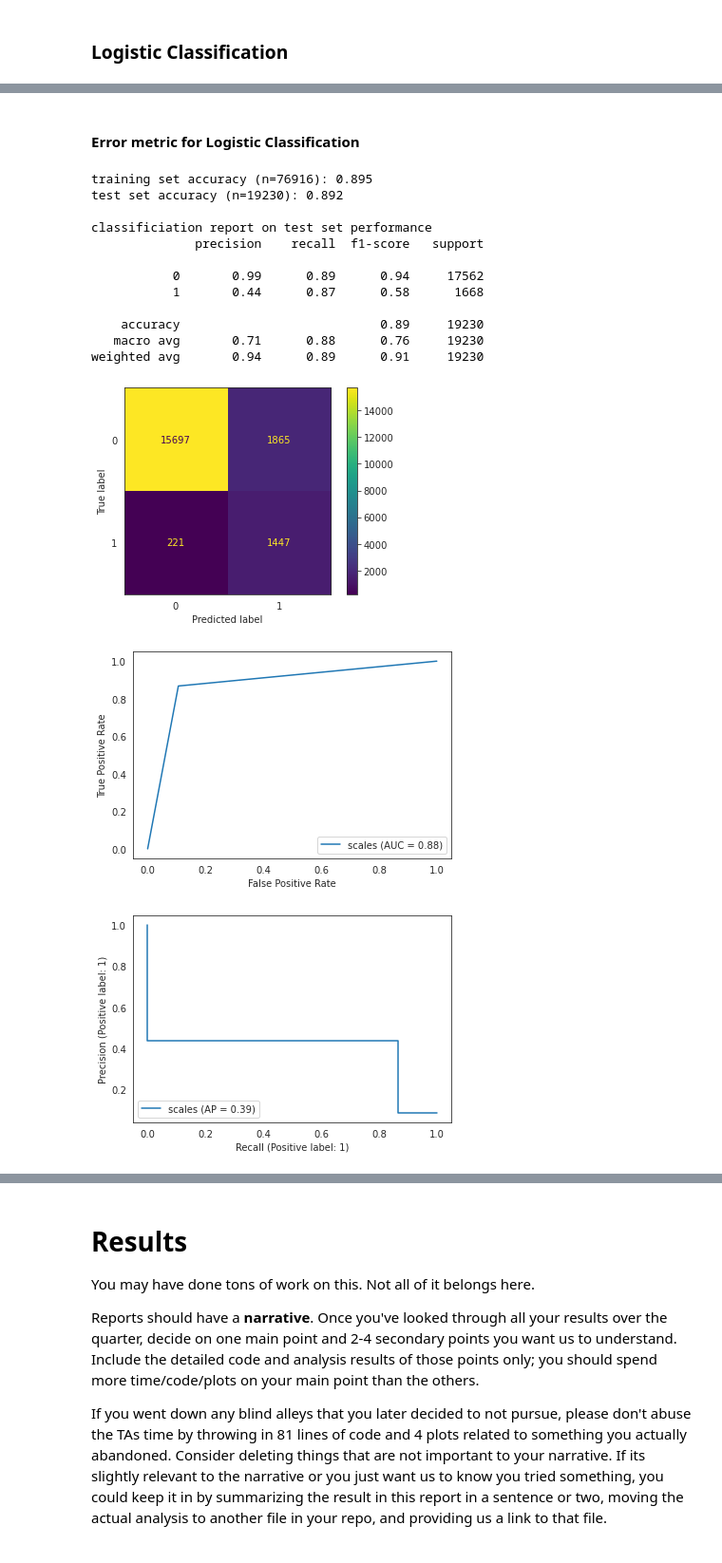
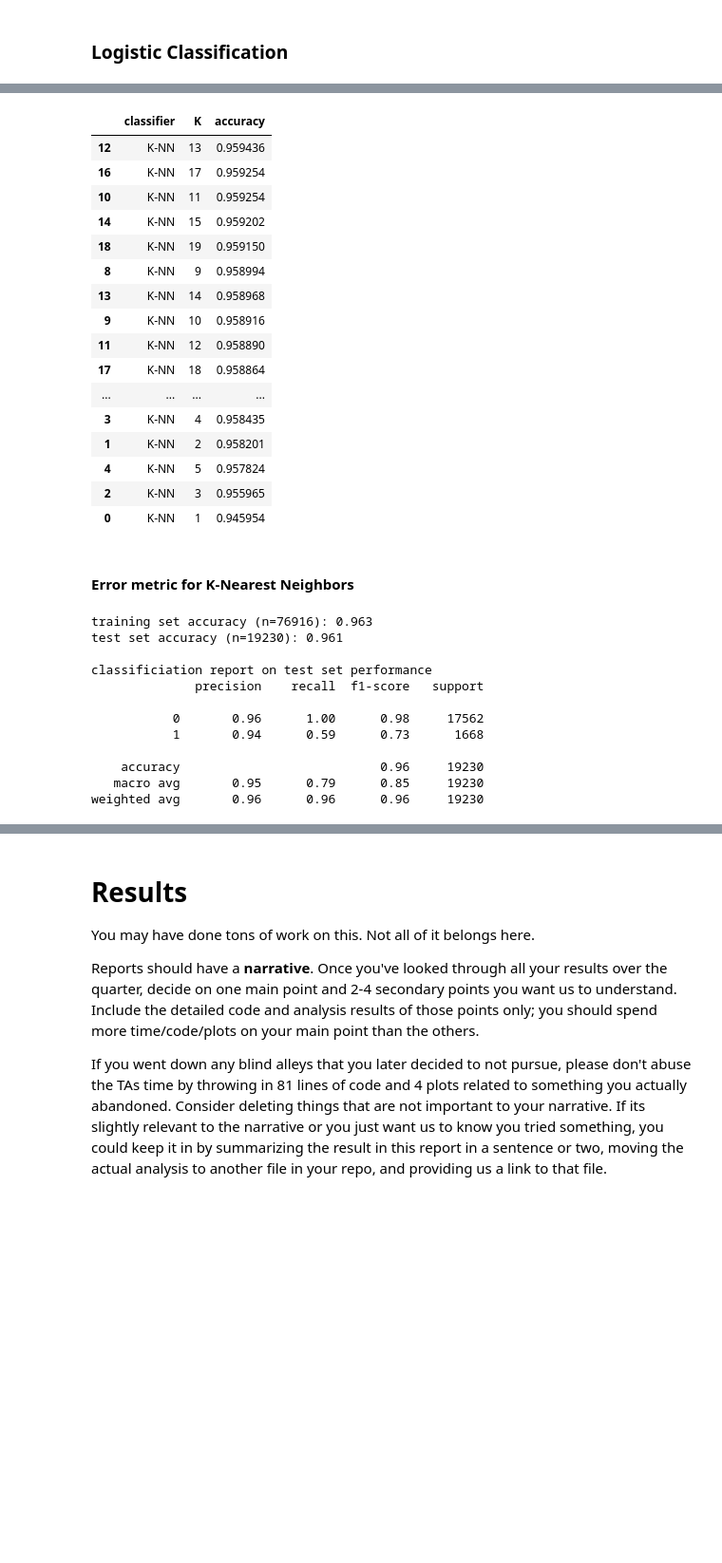
Before and after one commit to pjw0417/Group002-SP23, a Jupyter notebook: FinalProject_Group002-SP23.ipynb, the cells around one changed output, grey strips where cells are left out. Shown: that part at 95% size. Cells and saved outputs as stored; diff of their text form; code cells hidden in the pictures; blank space fills up the shorter version.

```diff
--- a/FinalProject_Group002-SP23.ipynb
+++ b/FinalProject_Group002-SP23.ipynb
@@ -345,20 +339,28 @@ best_model.best_params_, best_model.best_score_
+# %%
+knn_results = pd.DataFrame(best_model.cv_results_['params'])
+knn_results['accuracy'] = best_model.cv_results_['mean_test_score']
+knn_results['classifier'] = "K-NN"
+knn_results.rename(columns={'classifier__n_neighbors': 'K'}, inplace=True)
+knn_results = knn_results[['classifier', 'K', 'accuracy']]
+knn_results = knn_results.sort_values('accuracy', ascending=False)
+knn_results
+# %% [output]
+|  | classifier | K | accuracy |
+| 12 | K-NN | 13 | 0.959436 |
+| 16 | K-NN | 17 | 0.959254 |
+| 10 | K-NN | 11 | 0.959254 |
+| 14 | K-NN | 15 | 0.959202 |
+| 18 | K-NN | 19 | 0.959150 |
+| 8 | K-NN | 9 | 0.958994 |
+| 13 | K-NN | 14 | 0.958968 |
+| 9 | K-NN | 10 | 0.958916 |
+| 11 | K-NN | 12 | 0.958890 |
+| 17 | K-NN | 18 | 0.958864 |
+| ... | ... | ... | ... |
+| 3 | K-NN | 4 | 0.958435 |
+| 1 | K-NN | 2 | 0.958201 |
+| 4 | K-NN | 5 | 0.957824 |
+| 2 | K-NN | 3 | 0.955965 |
+| 0 | K-NN | 1 | 0.945954 |
 # %% [markdown]
-#### Error metric for Logistic Classification
+#### Error metric for K-Nearest Neighbors
-# %%
-show_metrics(y_train, y_test, yhat_train, yhat_test, 'scales')
-# %% [output]
-training set accuracy (n=76916): 0.895
-test set accuracy (n=19230): 0.892
-
-classificiation report on test set performance
-              precision    recall  f1-score   support
-
-           0       0.99      0.89      0.94     17562
-           1       0.44      0.87      0.58      1668
-
-    accuracy                           0.89     19230
-   macro avg       0.71      0.88      0.76     19230
-weighted avg       0.94      0.89      0.91     19230
-[figure, removed]
-[figure, removed]
-[figure, removed]
@@ -364,0 +370,23 @@ weighted avg       0.94      0.89      0.91     19230
+# %%
+acc_train = accuracy_score(y_train, yhat_train)
+acc_test = accuracy_score(y_test, yhat_test)
+
+print(f'training set accuracy (n={y_train.shape[0]}): {acc_train:4.3f}')
+print(f'test set accuracy (n={y_test.shape[0]}): {acc_test:4.3f}')
+print()
+print('classificiation report on test set performance')
+print(classification_report(y_test, yhat_test))
+print()
+# %% [output]
+training set accuracy (n=76916): 0.963
+test set accuracy (n=19230): 0.961
+
+classificiation report on test set performance
+              precision    recall  f1-score   support
+
+           0       0.96      1.00      0.98     17562
+           1       0.94      0.59      0.73      1668
+
+    accuracy                           0.96     19230
+   macro avg       0.95      0.79      0.85     19230
+weighted avg       0.96      0.96      0.96     19230
```
Also changed, not shown: parts of 36 cells of this notebook, 3 other files.
